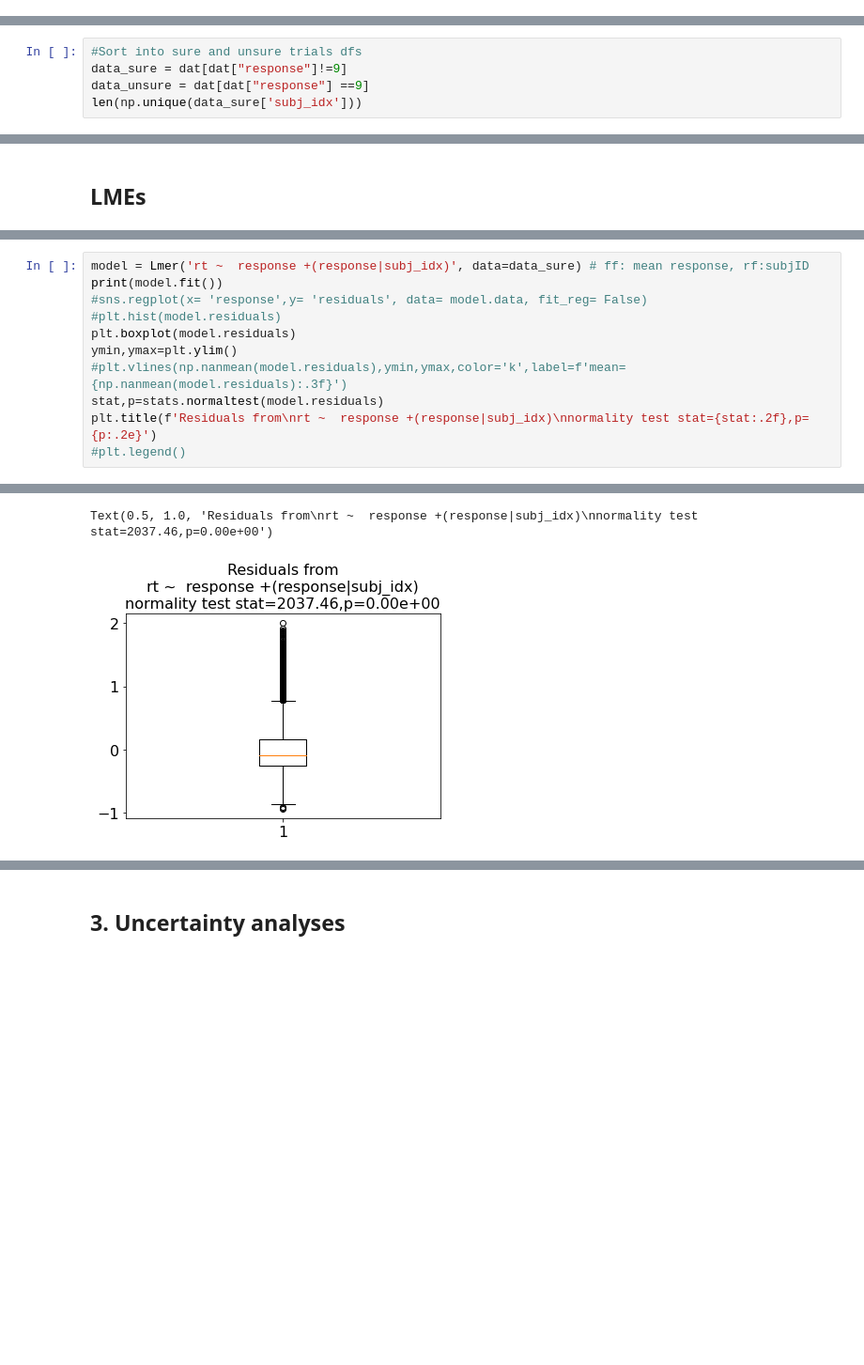
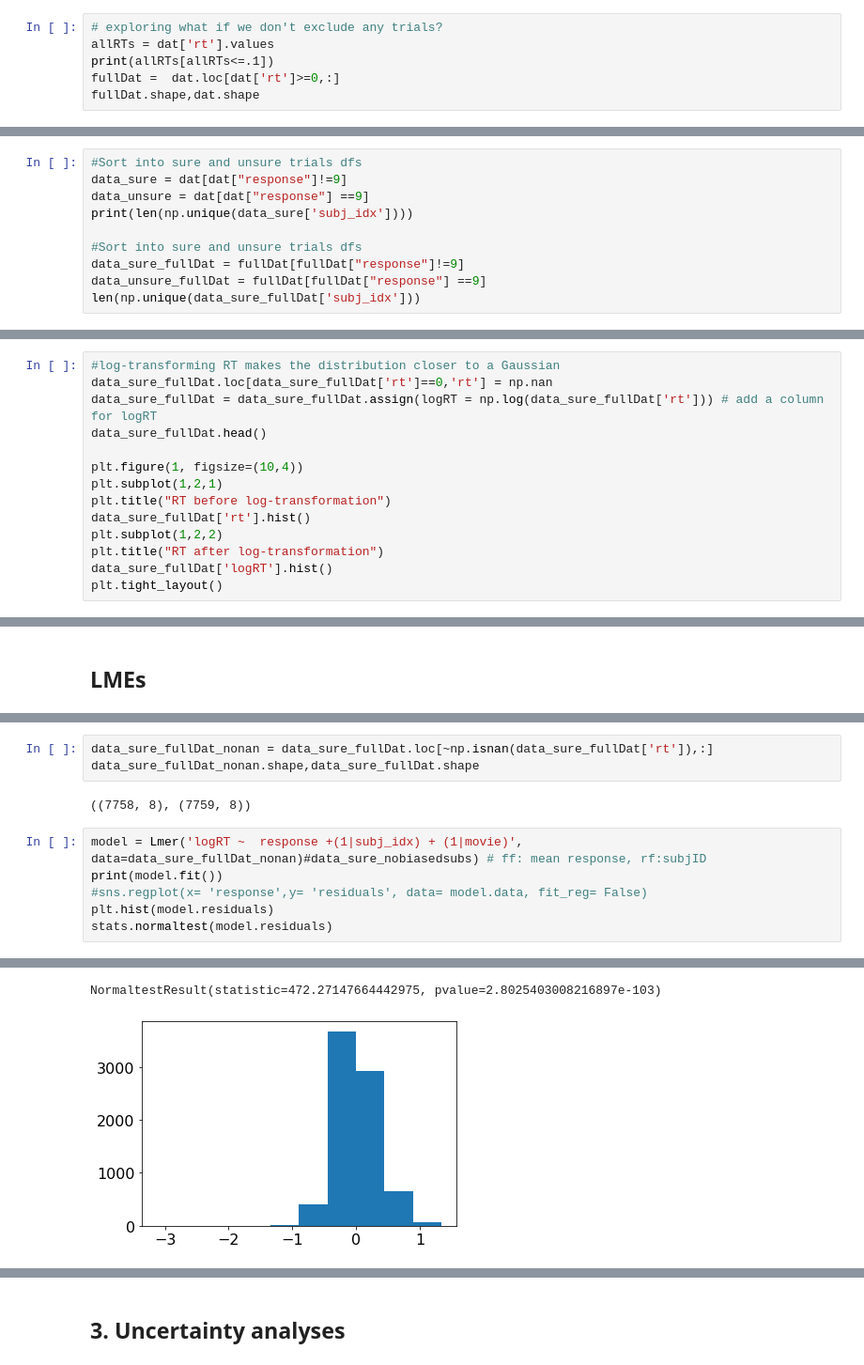
Before and after one commit to rvarrier/HCP_socialtask_analysis, a Jupyter notebook: behavioral/code/HCP_BehavioralData_main_analyses.ipynb, the cells around one changed output, grey strips where cells are left out. Shown at 94% size. Cells and saved outputs as stored; diff of their text form; blank space fills up the shorter version.

```diff
--- a/behavioral/code/HCP_BehavioralData_main_analyses.ipynb
+++ b/behavioral/code/HCP_BehavioralData_main_analyses.ipynb
@@ -74,0 +99,6 @@ n= 1051
+# %%
+# exploring what if we don't exclude any trials?
+allRTs = dat['rt'].values
+print(allRTs[allRTs<=.1])
+fullDat =  dat.loc[dat['rt']>=0,:]
+fullDat.shape,dat.shape
@@ -123,5 +169,10 @@ dat.to_csv(os.path.join(file_loc,'data_for_paper','hcp_social_826subs.csv'))
 #Sort into sure and unsure trials dfs
 data_sure = dat[dat["response"]!=9]
 data_unsure = dat[dat["response"] ==9]
-len(np.unique(data_sure['subj_idx']))
+print(len(np.unique(data_sure['subj_idx'])))
+
+#Sort into sure and unsure trials dfs
+data_sure_fullDat = fullDat[fullDat["response"]!=9]
+data_unsure_fullDat = fullDat[fullDat["response"] ==9]
+len(np.unique(data_sure_fullDat['subj_idx']))
 # %% [output]
@@ -584,3 +1020,17 @@ data_sure['logRT'].hist()
 plt.tight_layout()
 # %% [output]
 [figure]
+# %%
+#log-transforming RT makes the distribution closer to a Gaussian
+data_sure_fullDat.loc[data_sure_fullDat['rt']==0,'rt'] = np.nan
+data_sure_fullDat = data_sure_fullDat.assign(logRT = np.log(data_sure_fullDat['rt'])) # add a column for logRT
+data_sure_fullDat.head()
+
+plt.figure(1, figsize=(10,4))
+plt.subplot(1,2,1)
+plt.title("RT before log-transformation")
+data_sure_fullDat['rt'].hist()
+plt.subplot(1,2,2)
+plt.title("RT after log-transformation")
+data_sure_fullDat['logRT'].hist()
+plt.tight_layout()
@@ -687,12 +1338,12 @@ Text(0.5, 0, 'RTSoc-RTNonSoc per sub.')
+# %%
+data_sure_fullDat_nonan = data_sure_fullDat.loc[~np.isnan(data_sure_fullDat['rt']),:]
+data_sure_fullDat_nonan.shape,data_sure_fullDat.shape
+# %% [output]
+((7758, 8), (7759, 8))
 # %%
-model = Lmer('rt ~  response +(response|subj_idx)', data=data_sure) # ff: mean response, rf:subjID
+model = Lmer('logRT ~  response +(1|subj_idx) + (1|movie)', data=data_sure_fullDat_nonan)#data_sure_nobiasedsubs) # ff: mean response, rf:subjID
 print(model.fit())
 #sns.regplot(x= 'response',y= 'residuals', data= model.data, fit_reg= False)
-#plt.hist(model.residuals)
-plt.boxplot(model.residuals)
-ymin,ymax=plt.ylim()
-#plt.vlines(np.nanmean(model.residuals),ymin,ymax,color='k',label=f'mean={np.nanmean(model.residuals):.3f}')
-stat,p=stats.normaltest(model.residuals)
-plt.title(f'Residuals from\nrt ~  response +(response|subj_idx)\nnormality test stat={stat:.2f},p={p:.2e}')
-#plt.legend()
+plt.hist(model.residuals)
+stats.normaltest(model.residuals)
 # %% [output]
@@ -716,2 +1367,2 @@ response       -0.039  -0.059   -0.019  0.010  783.139  -3.789    0.0  ***
-Text(0.5, 1.0, 'Residuals from\nrt ~  response +(response|subj_idx)\nnormality test stat=2037.46,p=0.00e+00')
+NormaltestResult(statistic=472.27147664442975, pvalue=2.8025403008216897e-103)
-[figure, old version]
+[figure, new version]
```
Also changed, not shown: parts of 121 cells of this notebook, 29 other files.
